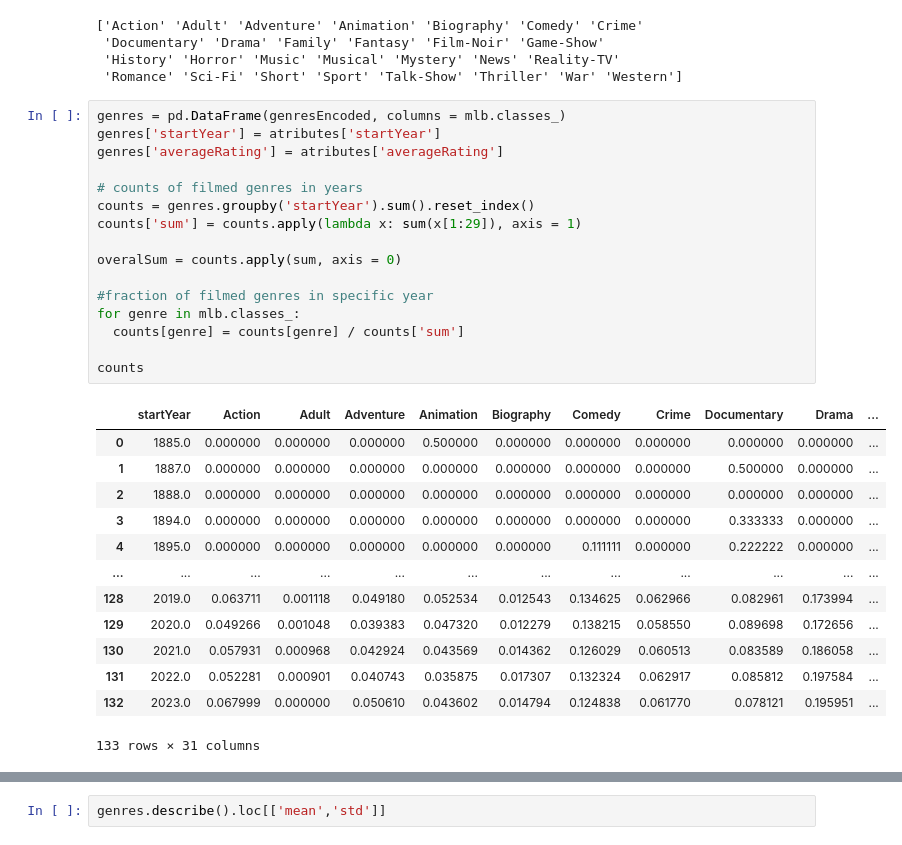
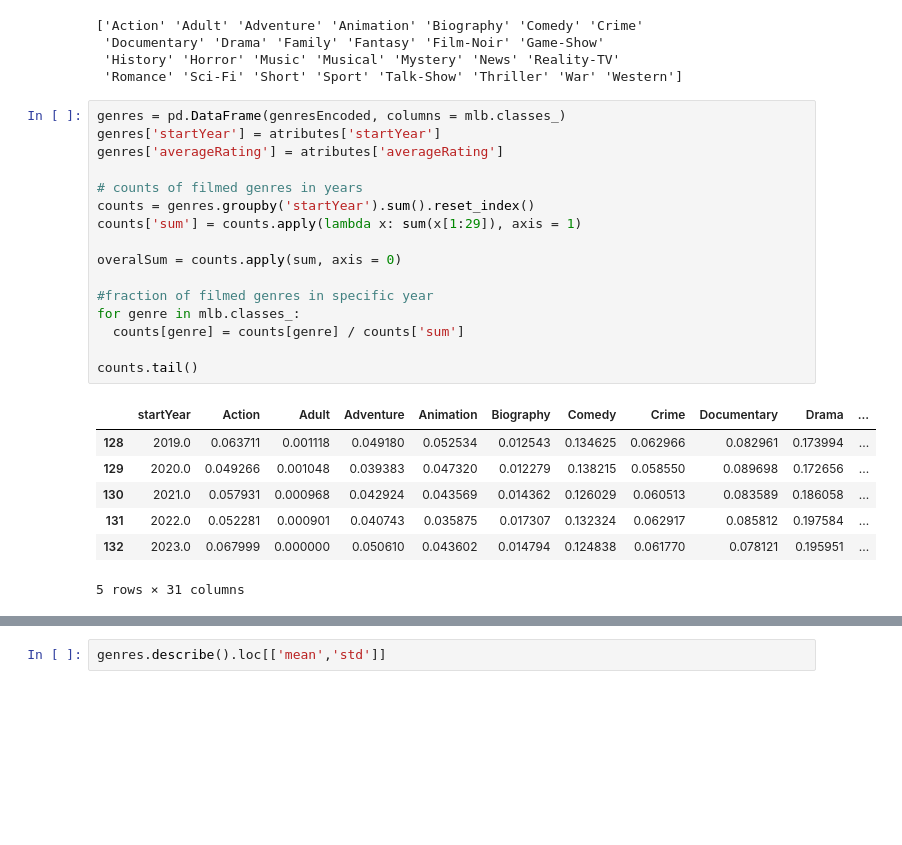
Before and after one commit to AdrianPauer/PRIDAV, a Jupyter notebook: PauerVersion.ipynb, the cells around one changed output, grey strips where cells are left out. Drawn from its saved outputs; the diff is of its cells as text; blank space fills up the shorter version.

```diff
--- a/PauerVersion.ipynb
+++ b/PauerVersion.ipynb
@@ -131,30 +131,24 @@ print(mlb.classes_)
 # %%
 genres = pd.DataFrame(genresEncoded, columns = mlb.classes_)
 genres['startYear'] = atributes['startYear']
 genres['averageRating'] = atributes['averageRating']
 
 # counts of filmed genres in years
 counts = genres.groupby('startYear').sum().reset_index()
 counts['sum'] = counts.apply(lambda x: sum(x[1:29]), axis = 1)
 
 overalSum = counts.apply(sum, axis = 0)
 
 #fraction of filmed genres in specific year
 for genre in mlb.classes_:
   counts[genre] = counts[genre] / counts['sum']
 
-counts
+counts.tail()
 # %% [output]
 |  | startYear | Action | Adult | Adventure | Animation | Biography | Comedy | Crime | Documentary | Drama | ... |
-| 0 | 1885.0 | 0.000000 | 0.000000 | 0.000000 | 0.500000 | 0.000000 | 0.000000 | 0.000000 | 0.000000 | 0.000000 | ... |
-| 1 | 1887.0 | 0.000000 | 0.000000 | 0.000000 | 0.000000 | 0.000000 | 0.000000 | 0.000000 | 0.500000 | 0.000000 | ... |
-| 2 | 1888.0 | 0.000000 | 0.000000 | 0.000000 | 0.000000 | 0.000000 | 0.000000 | 0.000000 | 0.000000 | 0.000000 | ... |
-| 3 | 1894.0 | 0.000000 | 0.000000 | 0.000000 | 0.000000 | 0.000000 | 0.000000 | 0.000000 | 0.333333 | 0.000000 | ... |
-| 4 | 1895.0 | 0.000000 | 0.000000 | 0.000000 | 0.000000 | 0.000000 | 0.111111 | 0.000000 | 0.222222 | 0.000000 | ... |
-| ... | ... | ... | ... | ... | ... | ... | ... | ... | ... | ... | ... |
 | 128 | 2019.0 | 0.063711 | 0.001118 | 0.049180 | 0.052534 | 0.012543 | 0.134625 | 0.062966 | 0.082961 | 0.173994 | ... |
 | 129 | 2020.0 | 0.049266 | 0.001048 | 0.039383 | 0.047320 | 0.012279 | 0.138215 | 0.058550 | 0.089698 | 0.172656 | ... |
 | 130 | 2021.0 | 0.057931 | 0.000968 | 0.042924 | 0.043569 | 0.014362 | 0.126029 | 0.060513 | 0.083589 | 0.186058 | ... |
 | 131 | 2022.0 | 0.052281 | 0.000901 | 0.040743 | 0.035875 | 0.017307 | 0.132324 | 0.062917 | 0.085812 | 0.197584 | ... |
 | 132 | 2023.0 | 0.067999 | 0.000000 | 0.050610 | 0.043602 | 0.014794 | 0.124838 | 0.061770 | 0.078121 | 0.195951 | ... |
-133 rows × 31 columns
+5 rows × 31 columns
```
Also changed, not shown: parts of 13 cells of this notebook.
